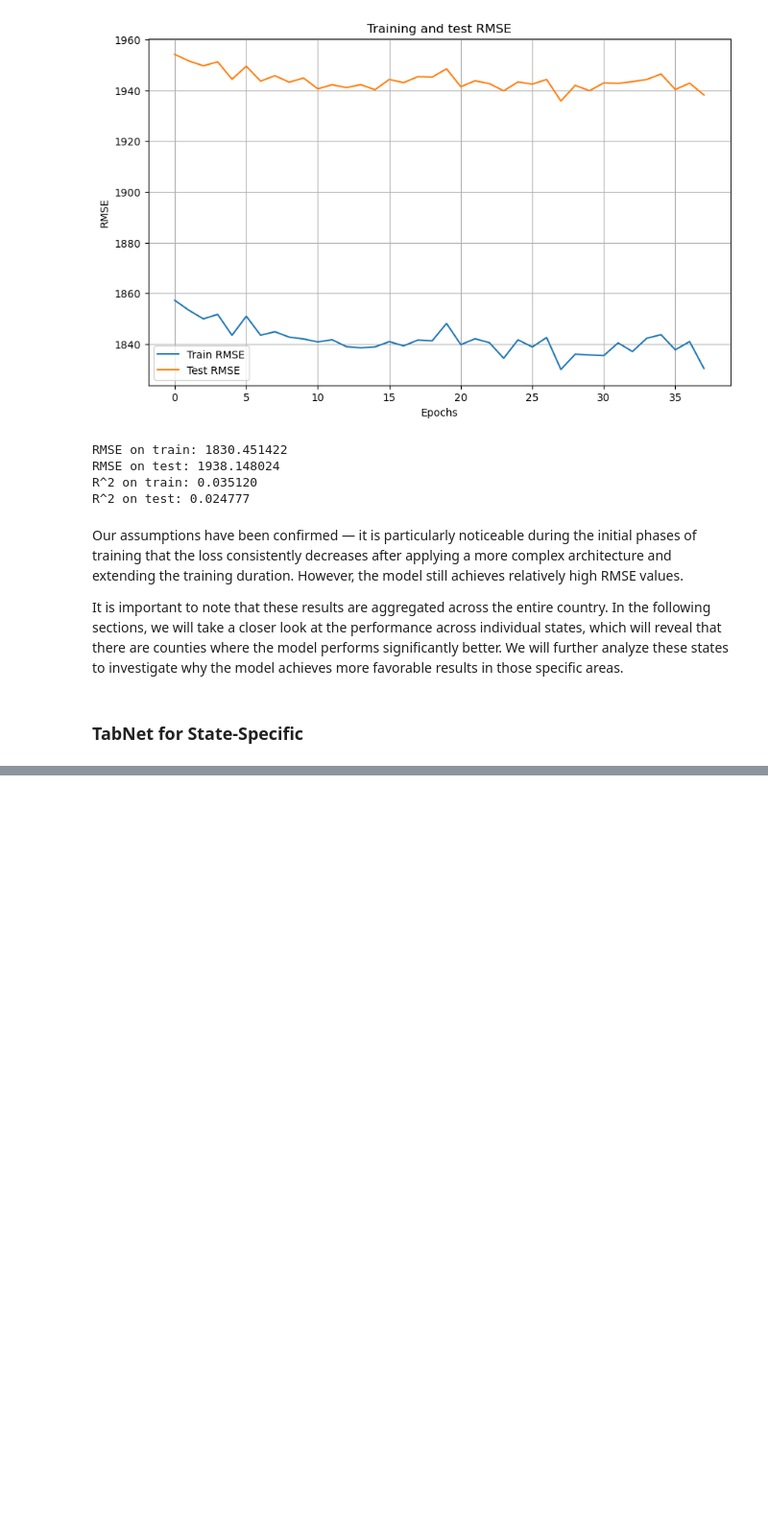
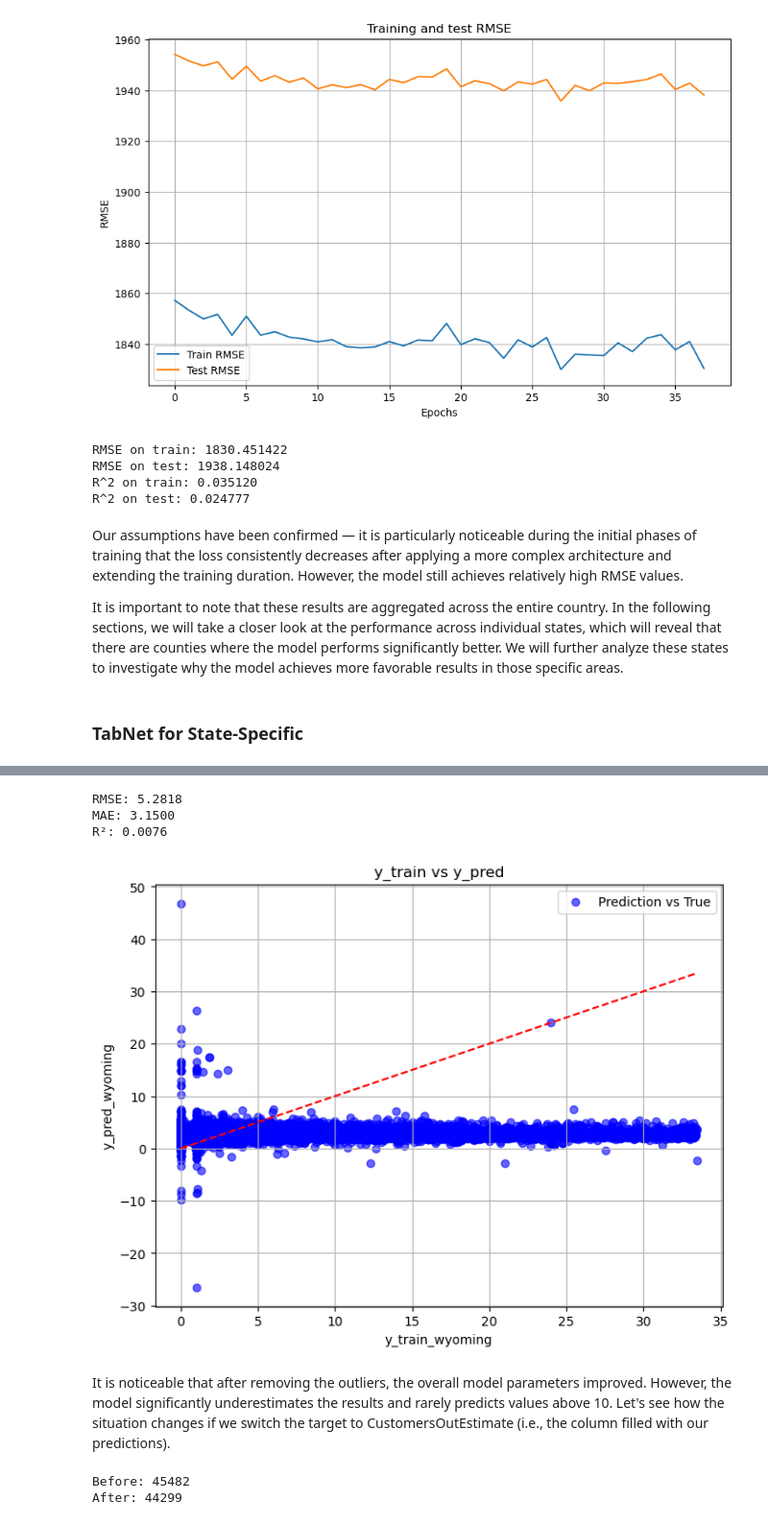
Before and after one commit to kwiatkowskaa/PowerOutage_Prediction, a Jupyter notebook: notebooks/03_model_development.ipynb, the cells around one changed output, grey strips where cells are left out. Shown at 96% size. Saved outputs shown, nothing was run; the diff lists cells and outputs as text; code cells hidden in the pictures; blank space fills up the shorter version.

Commit message:
tabnet for wyoming v2

```diff
--- a/notebooks/03_model_development.ipynb
+++ b/notebooks/03_model_development.ipynb
@@ -927,12 +941,12 @@ X_train_wyoming, X_test_wyoming, y_train_wyoming, y_test_wyoming = train_test_sp
 # %%
 model_TabNet_wyoming = TabNetRegressor(
-    n_d=32,
-    n_a=32,
-    n_steps=5,
+    n_d=64,
+    n_a=64,
+    n_steps=10,
     gamma=1.5,
     lambda_sparse=1e-4,
-    optimizer_fn=torch.optim.Adam,
-    optimizer_params=dict(lr=2e-2),
+    optimizer_fn=torch.optim.AdamW,
+    optimizer_params=dict(lr=1e-3),
     scheduler_params={"step_size":50, "gamma":0.9},
     scheduler_fn=torch.optim.lr_scheduler.StepLR,
     verbose=1
@@ -944,11 +958,11 @@ model_TabNet_wyoming.fit(
     eval_set=[(X_train_wyoming.values, y_train_wyoming.values.reshape(-1,1)),
      (X_test_wyoming.values, y_test_wyoming.values.reshape(-1,1))],
     eval_metric=["rmse"],
-    max_epochs=200,
-    patience=20,
+    max_epochs=100,
+    patience=10,
     batch_size=2048,
     virtual_batch_size=128,
     num_workers=0,
-    drop_last=False
+    drop_last=True
 )
 # %% [output]
@@ -957,0 +986,34 @@ epoch 2  | loss: 41742.29019| val_0_rmse: 204.58067| val_1_rmse: 185.81109|  0:0
+# %%
+y_pred_wyoming = model_TabNet_wyoming.predict(X_train_wyoming.values)
+
+rmse = np.sqrt(mean_squared_error(y_train_wyoming, y_pred_wyoming))
+mae = mean_absolute_error(y_train_wyoming, y_pred_wyoming)
+r2 = r2_score(y_train_wyoming, y_pred_wyoming)
+
+results_df = pd.DataFrame({
+    'y_train_wyoming': y_train_wyoming.values.flatten(),
+    'y_pred_wyoming': y_pred_wyoming.flatten()
+})
+
+# print(results_df.head())
+print(f"RMSE: {rmse:.4f}")
+print(f"MAE: {mae:.4f}")
+print(f"R²: {r2:.4f}")
+# %% [output]
+RMSE: 5.2818
+MAE: 3.1500
+R²: 0.0076
+# %%
+plt.figure(figsize=(8, 6))
+plt.scatter(y_train_wyoming, y_pred_wyoming, alpha=0.6, color='blue', label='Prediction vs True')
+plt.plot([min(y_train_wyoming), max(y_train_wyoming)], [min(y_train_wyoming), max(y_train_wyoming)], color='red', linestyle='--')
+plt.title('y_train vs y_pred')
+plt.xlabel('y_train_wyoming')
+plt.ylabel('y_pred_wyoming')
+plt.legend()
+plt.grid(True)
+plt.show()
+# %% [output]
+[figure, added]
+# %% [markdown]
+It is noticeable that after removing the outliers, the overall model parameters improved. However, the model significantly underestimates the results and rarely predicts values above 10. Let's see how the situation changes if we switch the target to CustomersOutEstimate (i.e., the column filled with our predictions).
@@ -957,0 +1023,15 @@ epoch 2  | loss: 41742.29019| val_0_rmse: 204.58067| val_1_rmse: 185.81109|  0:0
+# %%
+Q3 = np.percentile(y, 95)
+Q1 = np.percentile(y, 0)
+IQR = Q3 - Q1
+upper_bound = Q3 + 1.0 * IQR
+mask = (y <= upper_bound)
+
+y_no_outliers = y[mask]
+X_no_outliers = X_encoded[mask]
+
+print(f"Before: {len(y)}")
+print(f"After: {len(y_no_outliers)}")
+# %% [output]
+Before: 45482
+After: 44299
```
Also changed, not shown: parts of 8 cells of this notebook.
